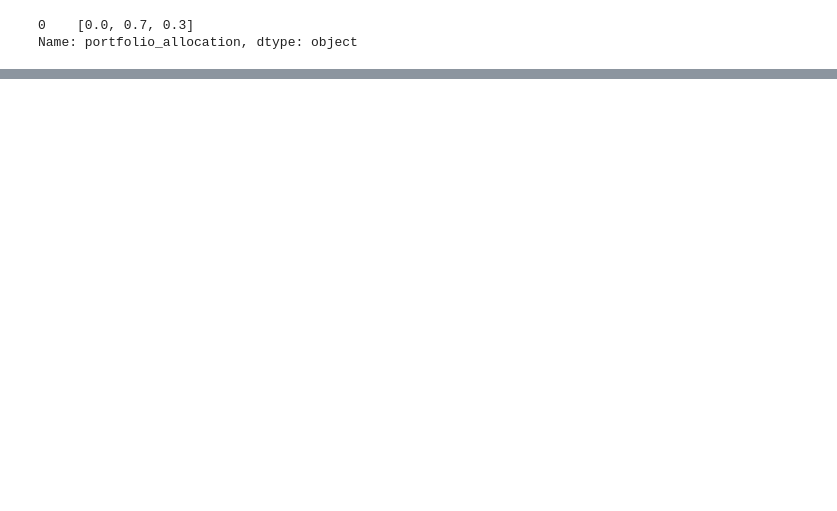
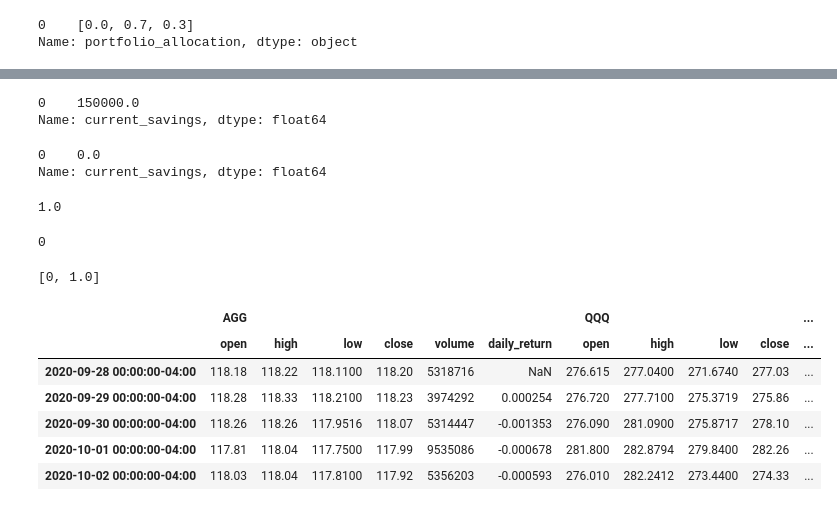
Before and after one commit to billysco/portfolio_perfector, a Jupyter notebook: main_financials.ipynb, the cells around one changed output, grey strips where cells are left out. Cells and saved outputs as stored; diff of their text form; code cells hidden in the pictures; blank space fills up the shorter version.

```diff
--- a/main_financials.ipynb
+++ b/main_financials.ipynb
@@ -239,2 +256,44 @@ print(stock_amt)
 # %%
-btc_amt = .3*(user_info['current_savings'])
+btc_amt = float(percent_crypto)*(user_info['current_savings'])
+print(btc_amt)
+# %% [output]
+0    150000.0
+Name: current_savings, dtype: float64
+# %%
+bond_amt = float(percent_bonds)*(user_info['current_savings'])
+print(bond_amt)
+# %% [output]
+0    0.0
+Name: current_savings, dtype: float64
+# %%
+if float(stock_amt) > 0:
+    stock_weight = (float(stock_amt)+float(bond_amt))/float(stock_amt)
+else:
+    stock_weight = 0
+print(stock_weight)
+# %% [output]
+1.0
+# %%
+if float(bond_amt) > 0:
+    bond_weight = (float(bond_amt)+float(stock_amt))/float(bond_amt)
+else:
+    bond_weight = 0
+print(bond_weight)
+# %% [output]
+0
+# %%
+portfolio_weights = [bond_weight,stock_weight]
+print(portfolio_weights)
+# %% [output]
+[0, 1.0]
+# %%
+MC_sim = (MCSimulation(portfolio_data=prices_df,weights=portfolio_weights,num_simulation=500,num_trading_days=252*30))
+MC_sim.portfolio_data.head()
+# %% [output]
+|  | AGG |  |  |  |  |  | QQQ |  |  |  | ... |
+|  | open | high | low | close | volume | daily_return | open | high | low | close | ... |
+| 2020-09-28 00:00:00-04:00 | 118.18 | 118.22 | 118.1100 | 118.20 | 5318716 | NaN | 276.615 | 277.0400 | 271.6740 | 277.03 | ... |
+| 2020-09-29 00:00:00-04:00 | 118.28 | 118.33 | 118.2100 | 118.23 | 3974292 | 0.000254 | 276.720 | 277.7100 | 275.3719 | 275.86 | ... |
+| 2020-09-30 00:00:00-04:00 | 118.26 | 118.26 | 117.9516 | 118.07 | 5314447 | -0.001353 | 276.090 | 281.0900 | 275.8717 | 278.10 | ... |
+| 2020-10-01 00:00:00-04:00 | 117.81 | 118.04 | 117.7500 | 117.99 | 9535086 | -0.000678 | 281.800 | 282.8794 | 279.8400 | 282.26 | ... |
+| 2020-10-02 00:00:00-04:00 | 118.03 | 118.04 | 117.8100 | 117.92 | 5356203 | -0.000593 | 276.010 | 282.2412 | 273.4400 | 274.33 | ... |
```
Also changed, not shown: parts of 17 cells of this notebook, 1 other file.
